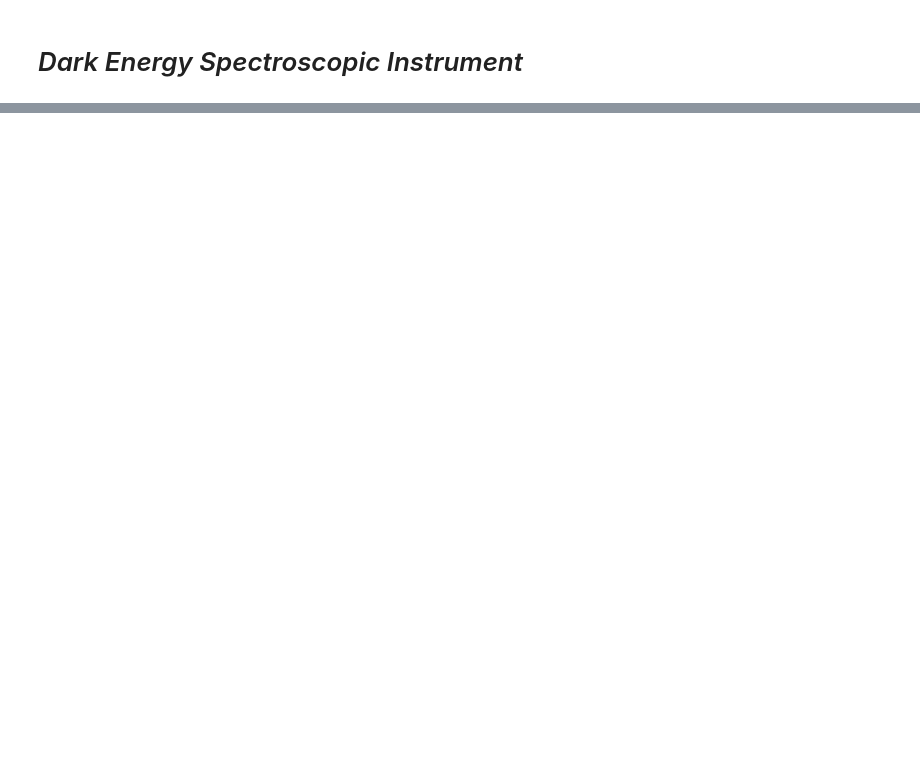
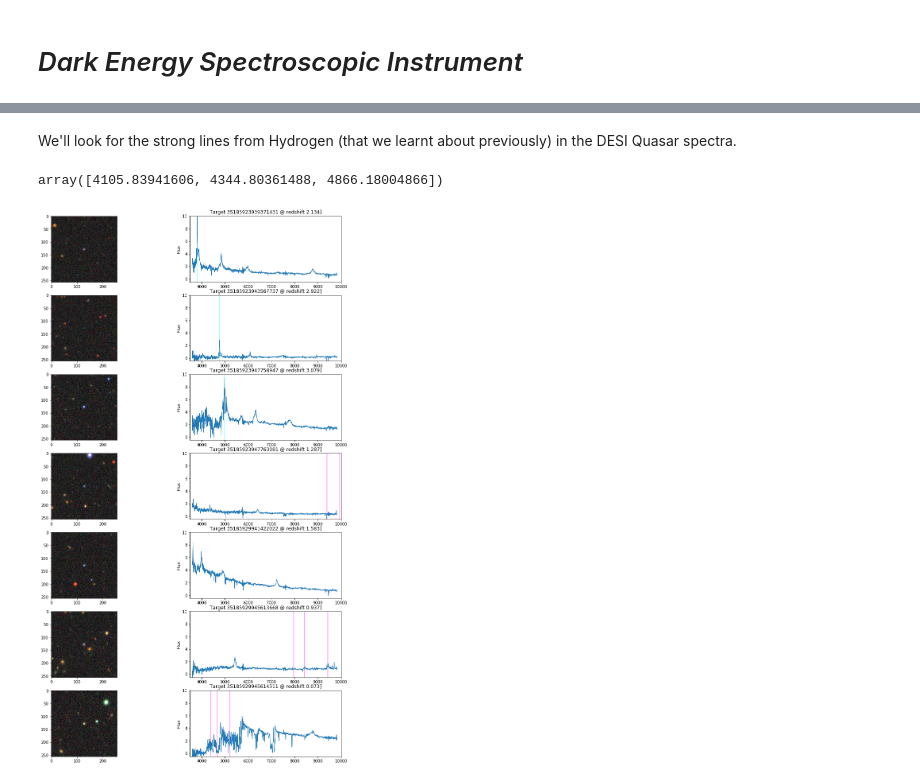
Before and after one commit to DESIHIGH/desihigh, a Jupyter notebook: DESI.ipynb, the cells around one changed output, grey strips where cells are left out. Drawn from its saved outputs; the diff is of its cells as text; code cells hidden in the pictures; blank space fills up the shorter version.

```diff
--- a/DESI.ipynb
+++ b/DESI.ipynb
@@ -52,3 +39,41 @@ Table length=57
+# %%
+def Rydberg(n, m):
+    # Vacuum wavelengths [nanometres]
+    result = 1.096e-2 * (1. / n / n - 1. / m / m)
+    return 1. / result
+# %% [markdown]
+We'll look for the strong lines from Hydrogen (that we learnt about previously) in the DESI Quasar spectra.
+# %%
+Lya        = 10. * Rydberg(1, 2)
+
+Balmers    = 10. * np.array([Rydberg(2, m) for m in np.arange(6, 3, -1)])
+Balmers
+# %% [output]
+array([4105.83941606, 4344.80361488, 4866.18004866])
+# %%
+ngal       = 7
+
+fig, axes  = plt.subplots(ngal, 2, figsize=(15., 25.))
+
+for i, tid in enumerate(redshifts['TARGETID'][:ngal]):
+  redshift = redshifts['Z'][i]
+
+  axes[i,1].axvline((1. + redshift) * Lya, c='cyan', alpha=0.5)
+
+  for balmer in Balmers:
+    axes[i,1].axvline((1. + redshift) * balmer, c='magenta', alpha=0.5)
+
+  axes[i,1].plot(spectra['WAVELENGTH'], spectra['TARGET{:d}'.format(tid)], lw=1)
+  axes[i,1].set_title('Target {} @ redshift {:.3f}]'.format(tid, redshift))
+
+  axes[i,1].set_xlim(3.5e3, 1.e4)
+  axes[i,1].set_ylim(-0.5, 10.)
+
+  axes[i,1].set_ylabel('Flux')
+
+  cutout(axes[i,0], redshifts['TARGET_RA'][i], redshifts['TARGET_DEC'][i])
+# %% [output]
+[figure, added]
 # %%
 pl.semilogy(redshifts['Z'], redshifts['FLUX_Z'], c='k', marker='*', lw=0.0)
 # %% [output]
```
Also changed, not shown: parts of 11 cells of this notebook, 18 other files.
